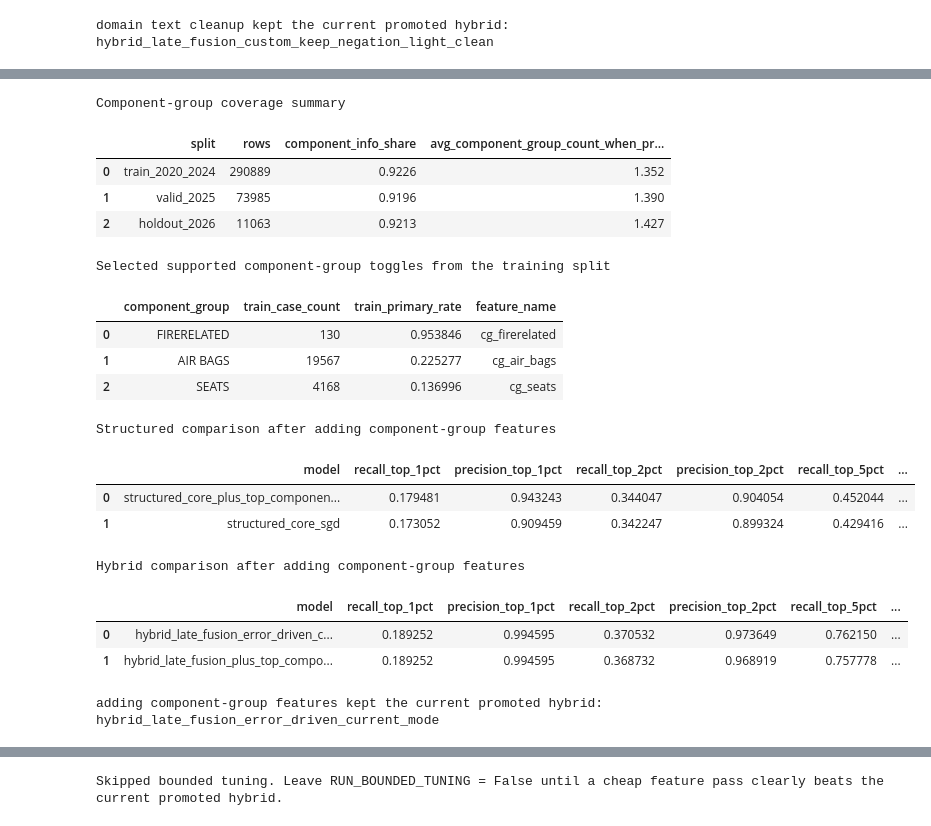
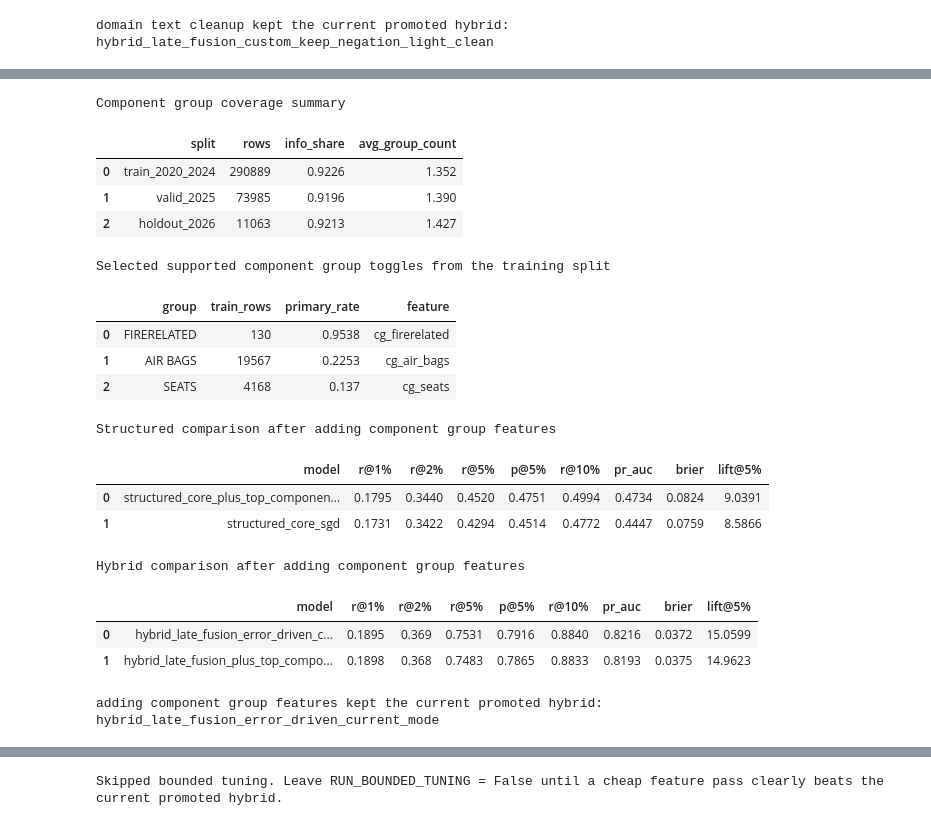
Before and after one commit to DavisM1212/NHTSA-ODI-Complaint-Analytics, a Jupyter notebook: notebooks/Severity_Ranking_Framework.ipynb, the cells around one changed output, grey strips where cells are left out. Cells and saved outputs as stored; diff of their text form; code cells hidden in the pictures.

```diff
--- a/notebooks/Severity_Ranking_Framework.ipynb
+++ b/notebooks/Severity_Ranking_Framework.ipynb
@@ -1630,4 +1600,15 @@ The current early fusion hybrid already works, but the our results showed a cons
 # %%
+promoted_hybrid_state = dict(base_hybrid_state)
+
+print("Locked benchmark:", promoted_hybrid_state['name'])
+print("Architecture:", promoted_hybrid_state['architecture'])
+print("2026 policy:", "final reference only")
+
+display(compact_candidate_view(build_candidate_selection_table([
+    'text_tfidf_word_char_sgd',
+    promoted_hybrid_state['name']
+])))
+
 late_fusion_weights = [0.50, 0.55, 0.60, 0.65, 0.70, 0.75, 0.80, 0.85, 0.90, 0.95]
 late_fusion_states = [
     build_late_fusion_state(
@@ -1913,7 +1911,7 @@ structured_component_selection, structured_component_winner = choose_between_can
     current_name='structured_core_sgd'
 )
 
-print('Component-group coverage summary')
+print("Component group coverage summary")
 display(format_display_table(
     component_coverage_summary,
     rename_map={
@@ -1922,7 +1920,7 @@ display(format_display_table(
     }
 ))
 
-print('Selected supported component-group toggles from the training split')
+print("Selected supported component group toggles from the training split")
 display(format_display_table(
     selected_component_groups,
     rename_map={
@@ -1933,7 +1931,7 @@ display(format_display_table(
     }
 ))
 
-print('Structured comparison after adding component-group features')
+print("Structured comparison after adding component group features")
 display(compact_candidate_view(structured_component_selection))
 
 if structured_component_winner['model'] == 'structured_core_plus_top_component_groups_sgd':
@@ -1961,49 +1959,49 @@ if structured_component_winner['model'] == 'structured_core_plus_top_component_g
             valid_text_current,
             holdout_text_current,
             y_train,
             y_valid,
             y_holdout,
             stop_words_label=promoted_text_settings['stop_words_label'],
             clean_mode=promoted_text_settings['clean_mode'],
             word_max_features=promoted_text_settings['word_max_features'],
             char_max_features=promoted_text_settings['char_max_features'],
             domain_cleanup=promoted_text_settings['domain_cleanup'],
             error_cleanup=promoted_text_settings['error_cleanup'],
             alpha=promoted_text_settings['alpha'],
             settings={
                 'feature_block': 'core_plus_top_component_groups',
                 'uses_cohort_history': False,
                 'uses_component_groups': True
             }
         )
 
     hybrid_component_selection, hybrid_component_winner = choose_between_candidates(
         [promoted_hybrid_state['name'], hybrid_component_state['name']],
         current_name=promoted_hybrid_state['name']
     )
     hybrid_component_lookup = {hybrid_component_state['name']: hybrid_component_state}
-    print('Hybrid comparison after adding component-group features')
+    print("Hybrid comparison after adding component group features")
     display(compact_candidate_view(hybrid_component_selection))
-    promoted_hybrid_state = update_promoted_state(promoted_hybrid_state, hybrid_component_winner, hybrid_component_lookup, 'adding component-group features')
+    promoted_hybrid_state = update_promoted_state(promoted_hybrid_state, hybrid_component_winner, hybrid_component_lookup, 'adding component group features')
 else:
-    print("Component-group features did not beat the current structured baseline, so the hybrid architecture stays unchanged")
+    print("Component group features did not beat the current structured baseline, so the hybrid architecture stays unchanged")
 # %% [output]
-Component-group coverage summary
+Component group coverage summary
-|  | split | rows | component_info_share | avg_component_group_count_when_pr... |
+|  | split | rows | info_share | avg_group_count |
 | 0 | train_2020_2024 | 290889 | 0.9226 | 1.352 |
 | 1 | valid_2025 | 73985 | 0.9196 | 1.390 |
 | 2 | holdout_2026 | 11063 | 0.9213 | 1.427 |
-Selected supported component-group toggles from the training split
+Selected supported component group toggles from the training split
-|  | component_group | train_case_count | train_primary_rate | feature_name |
-| 0 | FIRERELATED | 130 | 0.953846 | cg_firerelated |
-| 1 | AIR BAGS | 19567 | 0.225277 | cg_air_bags |
-| 2 | SEATS | 4168 | 0.136996 | cg_seats |
+|  | group | train_rows | primary_rate | feature |
+| 0 | FIRERELATED | 130 | 0.9538 | cg_firerelated |
+| 1 | AIR BAGS | 19567 | 0.2253 | cg_air_bags |
+| 2 | SEATS | 4168 | 0.137 | cg_seats |
-Structured comparison after adding component-group features
+Structured comparison after adding component group features
-|  | model | recall_top_1pct | precision_top_1pct | recall_top_2pct | precision_top_2pct | recall_top_5pct | ... |
-| 0 | structured_core_plus_top_componen... | 0.179481 | 0.943243 | 0.344047 | 0.904054 | 0.452044 | ... |
-| 1 | structured_core_sgd | 0.173052 | 0.909459 | 0.342247 | 0.899324 | 0.429416 | ... |
+|  | model | r@1% | r@2% | r@5% | p@5% | r@10% | pr_auc | brier | lift@5% |
+| 0 | structured_core_plus_top_componen... | 0.1795 | 0.3440 | 0.4520 | 0.4751 | 0.4994 | 0.4734 | 0.0824 | 9.0391 |
+| 1 | structured_core_sgd | 0.1731 | 0.3422 | 0.4294 | 0.4514 | 0.4772 | 0.4447 | 0.0759 | 8.5866 |
-Hybrid comparison after adding component-group features
+Hybrid comparison after adding component group features
-|  | model | recall_top_1pct | precision_top_1pct | recall_top_2pct | precision_top_2pct | recall_top_5pct | ... |
-| 0 | hybrid_late_fusion_error_driven_c... | 0.189252 | 0.994595 | 0.370532 | 0.973649 | 0.762150 | ... |
-| 1 | hybrid_late_fusion_plus_top_compo... | 0.189252 | 0.994595 | 0.368732 | 0.968919 | 0.757778 | ... |
+|  | model | r@1% | r@2% | r@5% | p@5% | r@10% | pr_auc | brier | lift@5% |
+| 0 | hybrid_late_fusion_error_driven_c... | 0.1895 | 0.369 | 0.7531 | 0.7916 | 0.8840 | 0.8216 | 0.0372 | 15.0599 |
+| 1 | hybrid_late_fusion_plus_top_compo... | 0.1898 | 0.368 | 0.7483 | 0.7865 | 0.8833 | 0.8193 | 0.0375 | 14.9623 |
-adding component-group features kept the current promoted hybrid: hybrid_late_fusion_error_driven_current_mode
+adding component group features kept the current promoted hybrid: hybrid_late_fusion_error_driven_current_mode
```
Also changed, not shown: parts of 54 cells of this notebook.
